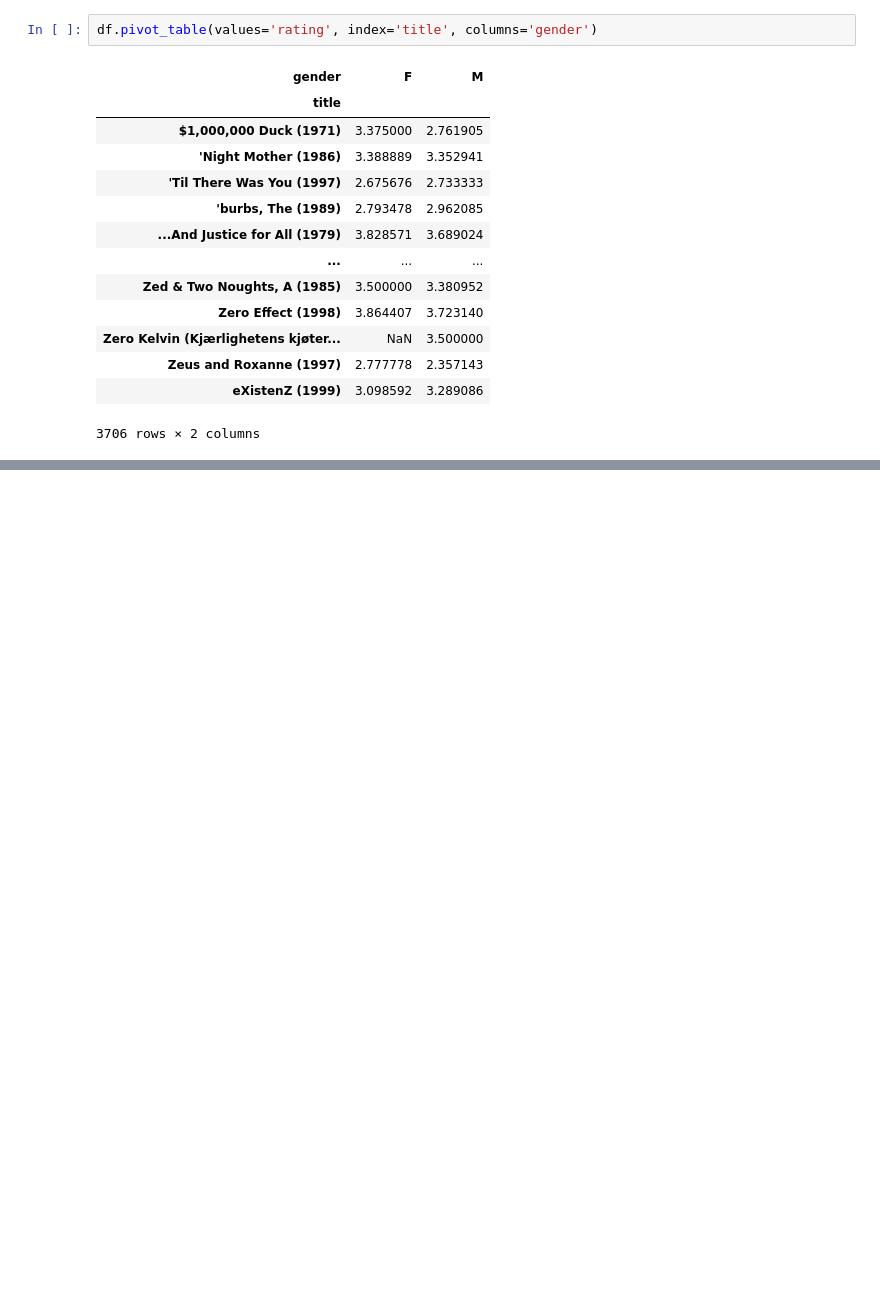
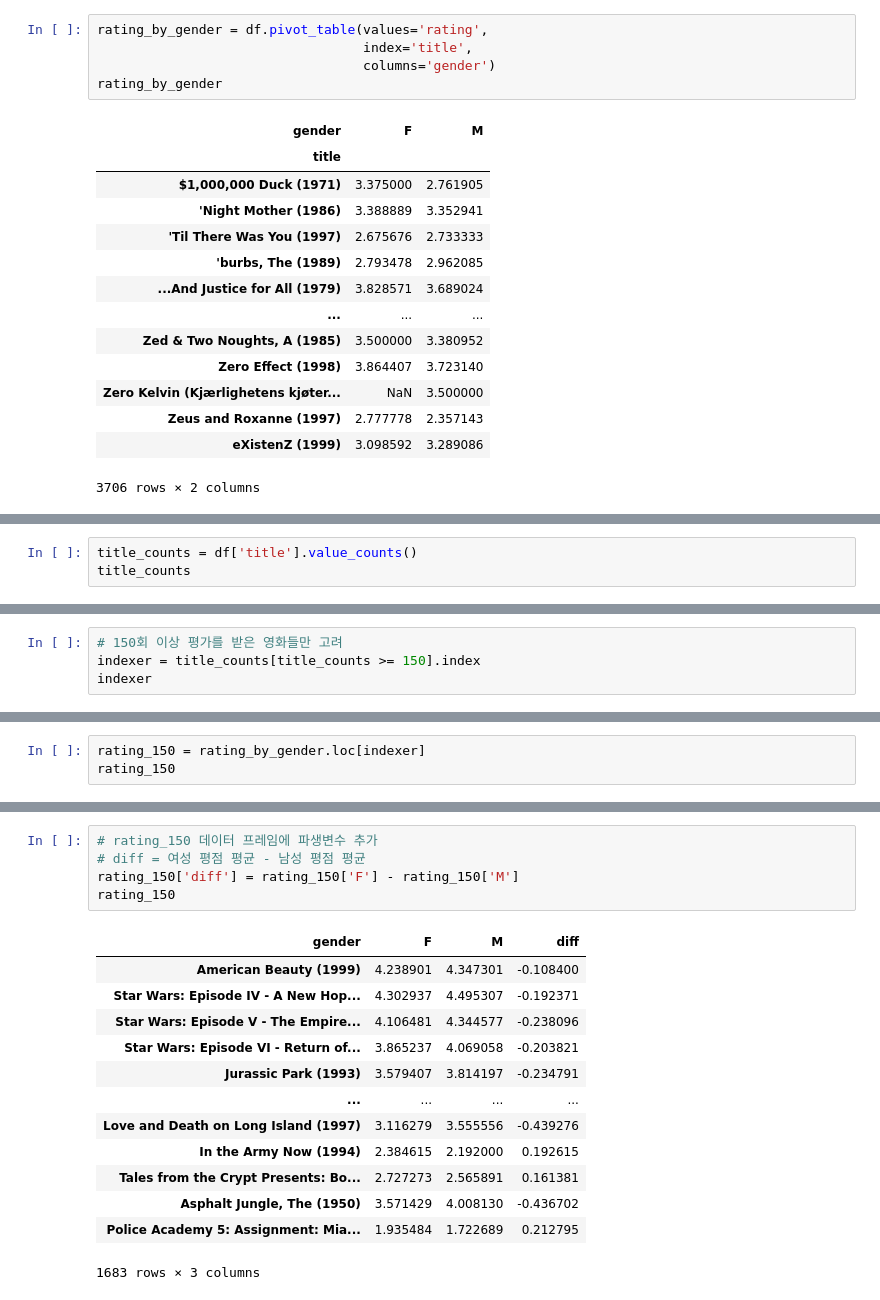
Before and after one commit to JakeOh/202103_itw_pyda_wkd, a Jupyter notebook: da11_movielens.ipynb, the cells around one changed output, grey strips where cells are left out. Drawn from its saved outputs; the diff is of its cells as text; blank space fills up the shorter version.

```diff
--- a/da11_movielens.ipynb
+++ b/da11_movielens.ipynb
@@ -199,7 +199,10 @@ eXistenZ (1999)                             F         3.098592
                                             M         3.289086
 Name: rating, Length: 7152, dtype: float64
 # %%
-df.pivot_table(values='rating', index='title', columns='gender')
+rating_by_gender = df.pivot_table(values='rating',
+                                  index='title',
+                                  columns='gender')
+rating_by_gender
 # %% [output]
 | gender | F | M |
 | title |  |  |
@@ -217,0 +253,3 @@ df.pivot_table(values='rating', index='title', columns='gender')
+# %%
+title_counts = df['title'].value_counts()
+title_counts
@@ -217,0 +283,4 @@ df.pivot_table(values='rating', index='title', columns='gender')
+# %%
+# 150회 이상 평가를 받은 영화들만 고려
+indexer = title_counts[title_counts >= 150].index
+indexer
@@ -217,0 +303,3 @@ df.pivot_table(values='rating', index='title', columns='gender')
+# %%
+rating_150 = rating_by_gender.loc[indexer]
+rating_150
@@ -217,0 +348,19 @@ df.pivot_table(values='rating', index='title', columns='gender')
+# %%
+# rating_150 데이터 프레임에 파생변수 추가
+# diff = 여성 평점 평균 - 남성 평점 평균
+rating_150['diff'] = rating_150['F'] - rating_150['M']
+rating_150
+# %% [output]
+| gender | F | M | diff |
+| American Beauty (1999) | 4.238901 | 4.347301 | -0.108400 |
+| Star Wars: Episode IV - A New Hop... | 4.302937 | 4.495307 | -0.192371 |
+| Star Wars: Episode V - The Empire... | 4.106481 | 4.344577 | -0.238096 |
+| Star Wars: Episode VI - Return of... | 3.865237 | 4.069058 | -0.203821 |
+| Jurassic Park (1993) | 3.579407 | 3.814197 | -0.234791 |
+| ... | ... | ... | ... |
+| Love and Death on Long Island (1997) | 3.116279 | 3.555556 | -0.439276 |
+| In the Army Now (1994) | 2.384615 | 2.192000 | 0.192615 |
+| Tales from the Crypt Presents: Bo... | 2.727273 | 2.565891 | 0.161381 |
+| Asphalt Jungle, The (1950) | 3.571429 | 4.008130 | -0.436702 |
+| Police Academy 5: Assignment: Mia... | 1.935484 | 1.722689 | 0.212795 |
+1683 rows × 3 columns
```
Also changed, not shown: parts of 16 cells of this notebook.
